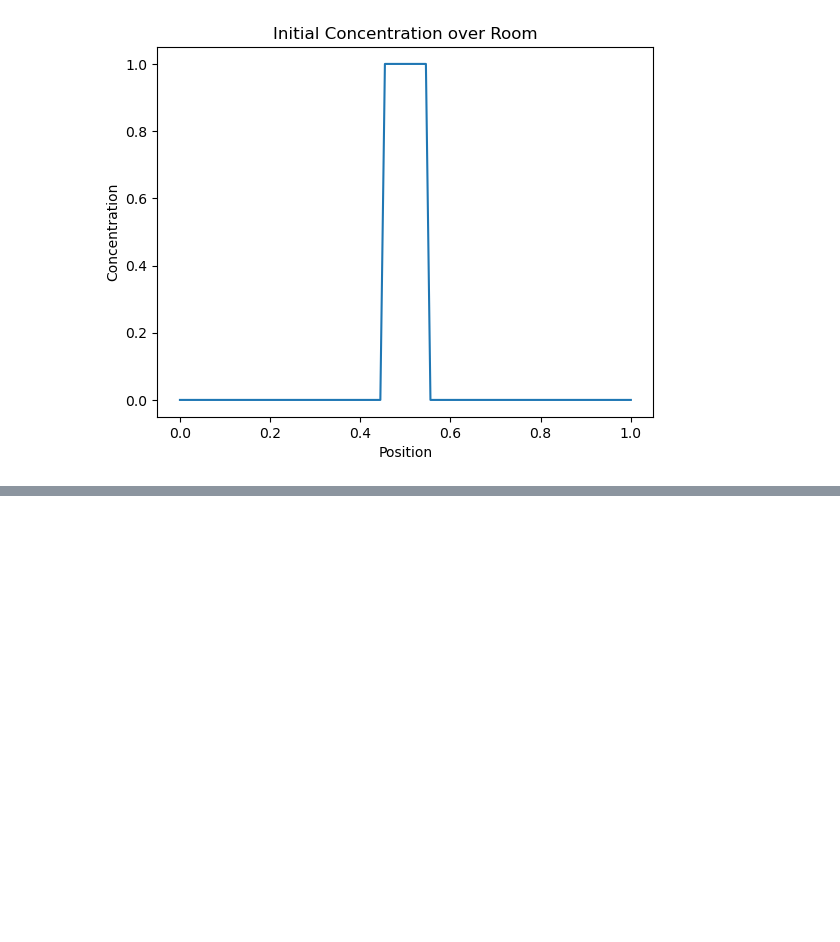
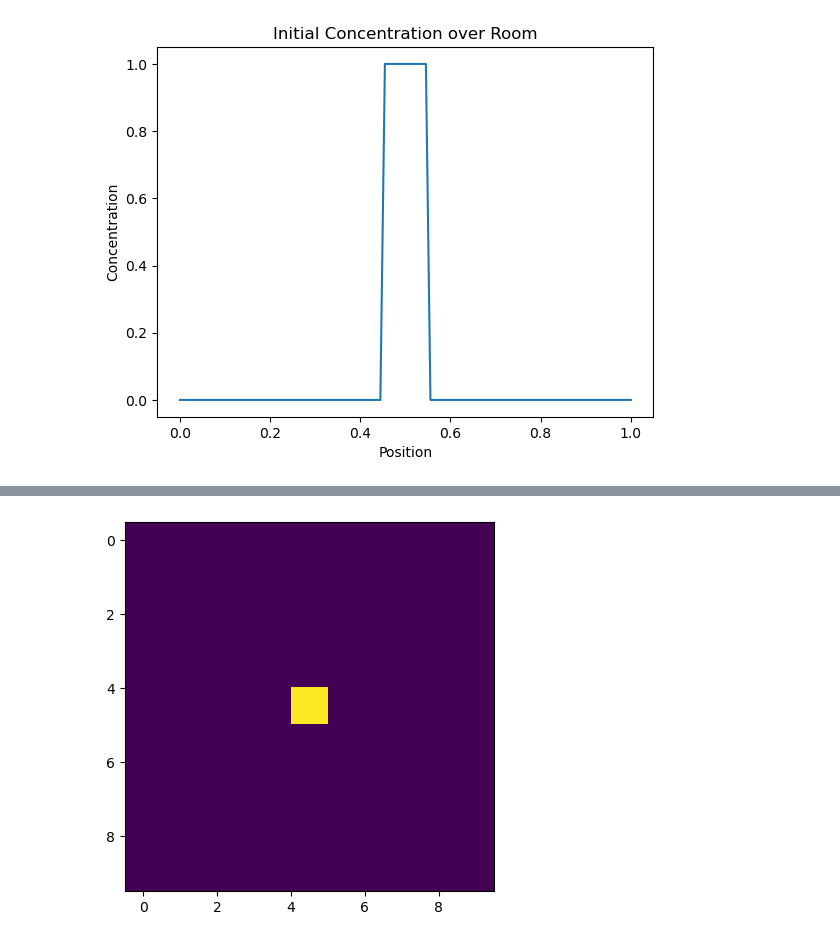
Before and after one commit to abhirao-03/hazardous-materials, a Jupyter notebook: abhi/heat.ipynb, the cells around one changed output, grey strips where cells are left out. Drawn from its saved outputs; the diff is of its cells as text; code cells hidden in the pictures; blank space fills up the shorter version.

```diff
--- a/abhi/heat.ipynb
+++ b/abhi/heat.ipynb
@@ -94,0 +103,34 @@ plt.show()
+# %%
+U_tracked_x = np.copy(U_tracked)
+U_tracked_y = np.copy(U_tracked)
+# %%
+import numpy as np
+import matplotlib.pyplot as plt
+import matplotlib.animation as animation
+
+# Initialize the figure and axis
+fig, ax = plt.subplots()
+
+# Create an initial heatmap
+A = np.random.rand(10, 10)  # Replace with your initial matrix
+heatmap = ax.imshow(A, cmap='viridis', interpolation='nearest')
+
+# Function to update the heatmap
+def update(data):
+    heatmap.set_data(data)
+    return heatmap,
+
+# Function to generate the next matrix (modify as per your update logic)
+def generate_data():
+    for i in range(Nt):
+        x_curr = U_tracked_x[i,:, np.newaxis]
+        y_curr = U_tracked_y[i,:, np.newaxis]
+        new_A = x_curr @ y_curr.T
+        yield new_A
+
+# Create the animation
+ani = animation.FuncAnimation(fig, update, generate_data, blit=True, interval=1000)
+
+plt.show()
+# %% [output]
+[figure, added]
```
Also changed, not shown: parts of 2 cells of this notebook, 3 other files.
